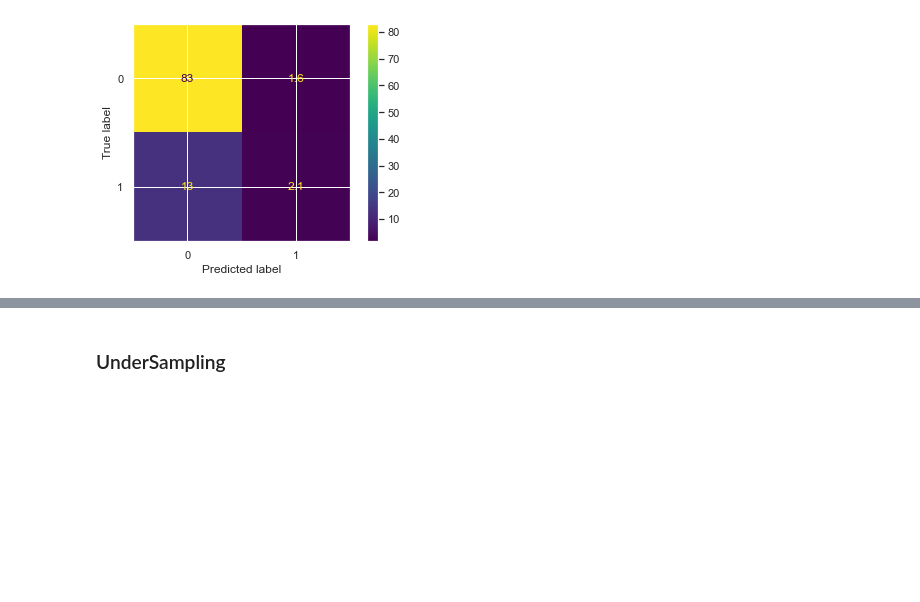
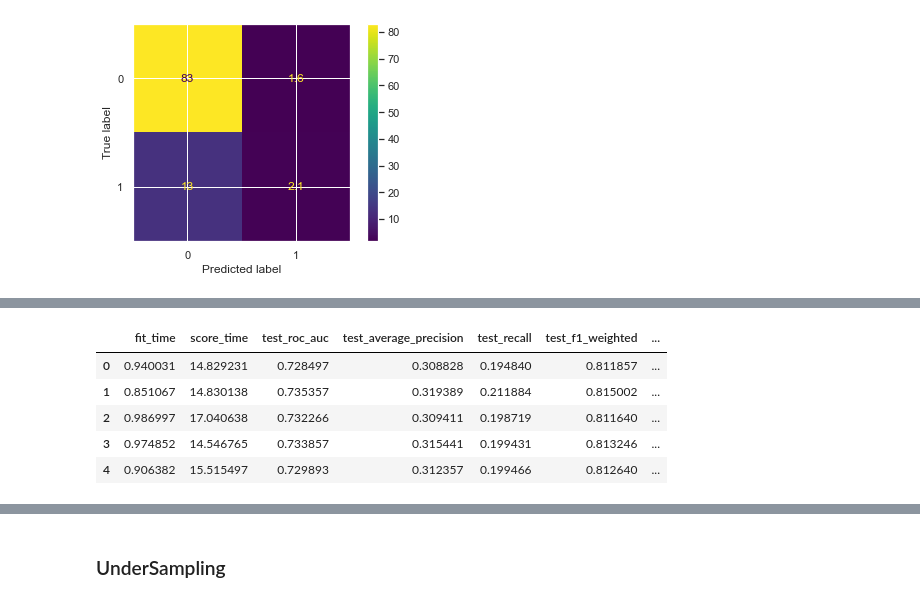
Before and after one commit to maclavijo/MLZoomcamp, a Jupyter notebook: MLZ_MidtermProject/Diabetes.ipynb, the cells around one changed output, grey strips where cells are left out. Saved outputs shown, nothing was run; the diff lists cells and outputs as text; code cells hidden in the pictures; blank space fills up the shorter version.

```diff
--- a/MLZ_MidtermProject/Diabetes.ipynb
+++ b/MLZ_MidtermProject/Diabetes.ipynb
@@ -989,0 +1099,29 @@ model.fit(dfTrain, yTrain)
+# %%
+model = Pipeline([("classifier", KNeighborsClassifier(n_neighbors=7))])
+scoring = {"AUC": "roc_auc", "f1_weighted": "f1_weighted"}
+cv = StratifiedKFold(n_splits=3)
+#model_grid_search = cr(model,
+#                                  param_grid=param_grid,
+#                                 scoring=scoring,
+#                                 #scoring="f1_weighted",
+#                                 #scoring="roc_auc",
+#                                 n_jobs=2,
+#                                 cv=cv,
+#                                 return_train_score=True,
+#                                 refit=False)
+#model_grid_search.fit(dfTrainFull, yTrainFull)
+
+
+cv = StratifiedKFold(n_splits=5)
+cv_results = cross_validate(model, dfTrainFull, yTrainFull,cv=cv,
+                            scoring=['roc_auc', 'average_precision',
+                                     'recall','f1_weighted', 'accuracy','balanced_accuracy','neg_brier_score' ])
+cv_results = pd.DataFrame(cv_results)
+cv_results
+# %% [output]
+|  | fit_time | score_time | test_roc_auc | test_average_precision | test_recall | test_f1_weighted | ... |
+| 0 | 0.940031 | 14.829231 | 0.728497 | 0.308828 | 0.194840 | 0.811857 | ... |
+| 1 | 0.851067 | 14.830138 | 0.735357 | 0.319389 | 0.211884 | 0.815002 | ... |
+| 2 | 0.986997 | 17.040638 | 0.732266 | 0.309411 | 0.198719 | 0.811640 | ... |
+| 3 | 0.974852 | 14.546765 | 0.733857 | 0.315441 | 0.199431 | 0.813246 | ... |
+| 4 | 0.906382 | 15.515497 | 0.729893 | 0.312357 | 0.199466 | 0.812640 | ... |
```
Also changed, not shown: parts of 90 cells of this notebook.
